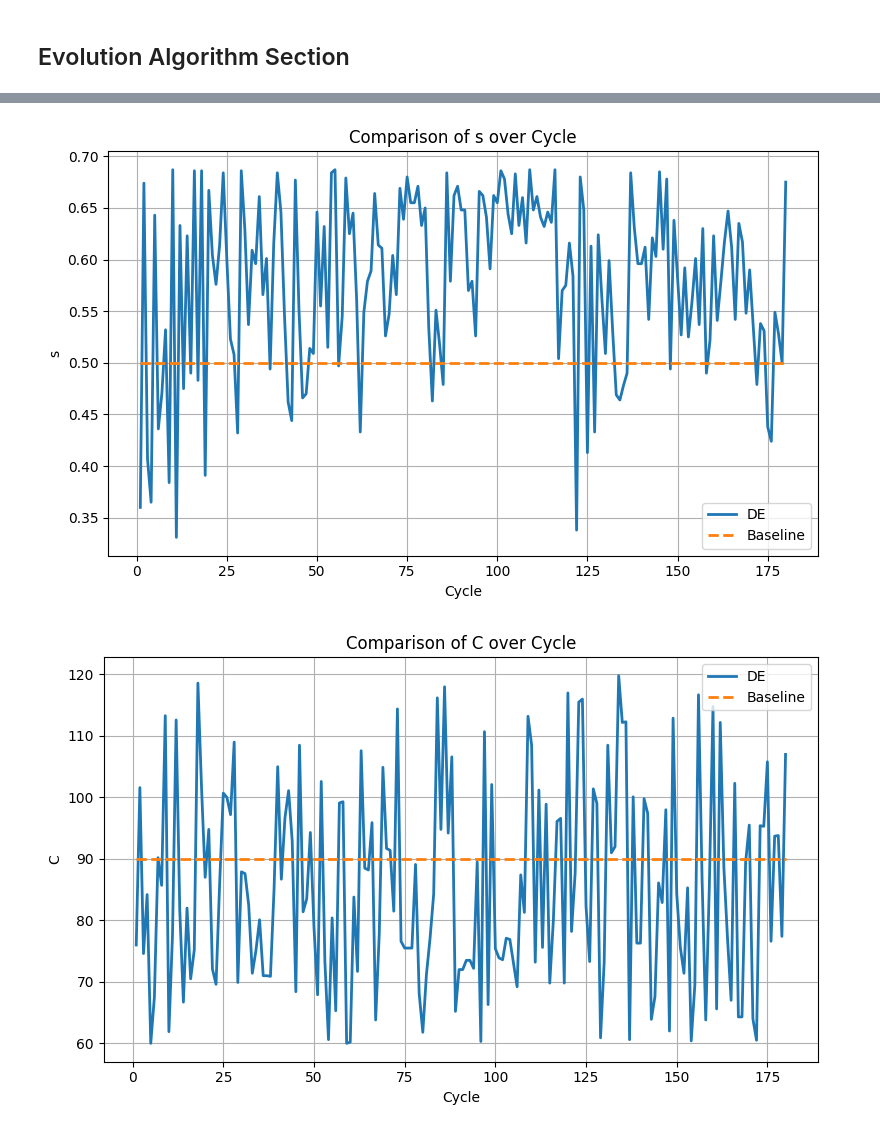
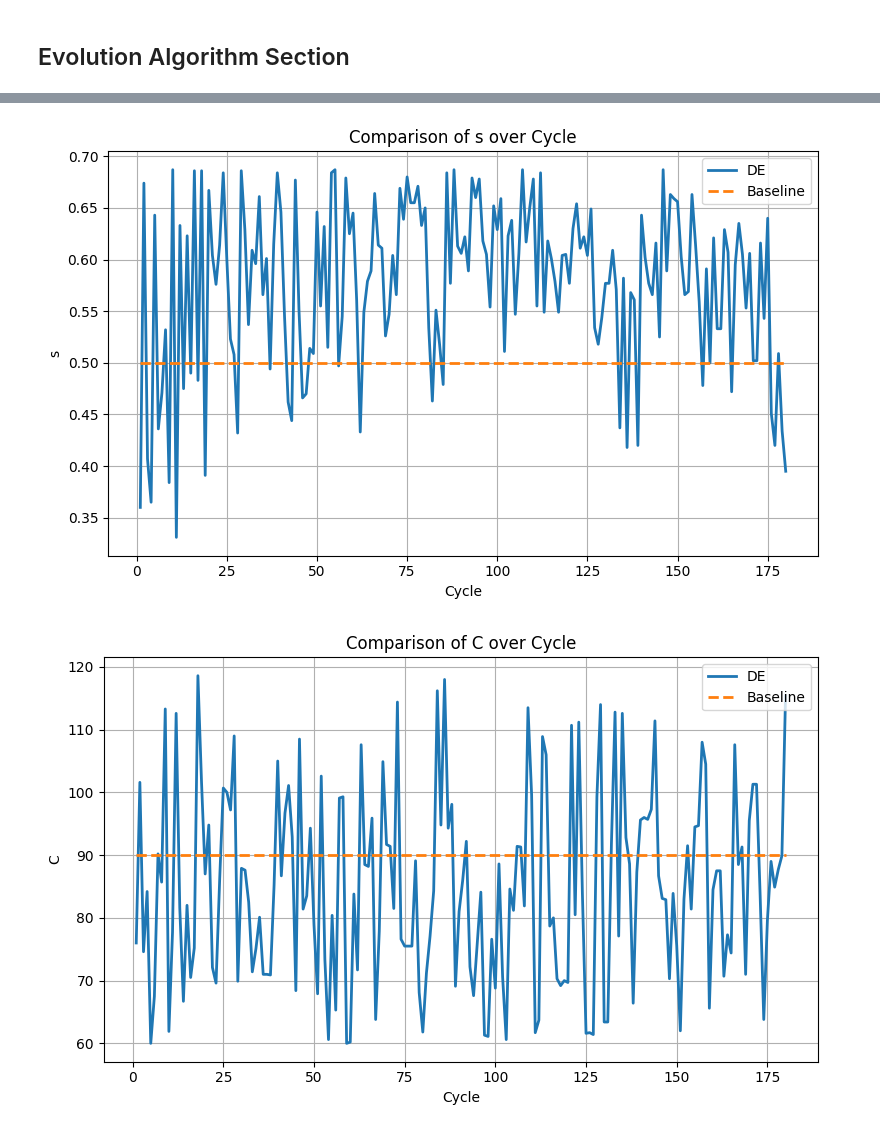
Before and after one commit to Kaos1105/EA_traffic_control, a Jupyter notebook: controller.ipynb, the cells around one changed output, grey strips where cells are left out. Saved outputs shown, nothing was run; the diff lists cells and outputs as text; code cells hidden in the pictures.

Commit message:
limit budget time

```diff
--- a/controller.ipynb
+++ b/controller.ipynb
@@ -738,33 +774,33 @@ def compare_logs_by_time(log_dir=LOG_DIR, baseline_prefix='traffic_baseline', de
         return
     if not os.path.exists(baseline_path):
         print(f"❌ Summary file not found: {baseline_path}")
         return
     # Load CSVs
     de = pd.read_csv(de_path)
     baseline = pd.read_csv(baseline_path)
 
      # Ensure same length / alignment
     min_len = min(len(de), len(baseline))
     de = de.head(min_len)
     baseline = baseline.head(min_len)
 
      # Variables to compare
     vars_to_plot = ["s", "C", "O1", "O2", "score_best"]
 
     # Plot each variable
     for v in vars_to_plot:
         plt.figure(figsize=(8, 5))
         plt.plot(de["cycle"], de[v], label="DE", linewidth=2)
         plt.plot(baseline["cycle"], baseline[v], label="Baseline", linestyle="--", linewidth=2)
         plt.xlabel("Cycle")
         plt.ylabel(v)
         plt.title(f"Comparison of {v} over Cycle")
         plt.legend()
         plt.grid(True)
         plt.tight_layout()
         plt.show()
 
-compare_logs_by_time(de_suffix='20251107_190626', baseline_suffix='20251107_202522')
+compare_logs_by_time(de_suffix='20251107_221148', baseline_suffix='20251107_231803')
 # %% [output]
-[figure, old version]
+[figure, new version]
-[figure, old version]
+[figure, new version]
```
Also changed, not shown: parts of 6 cells of this notebook.
